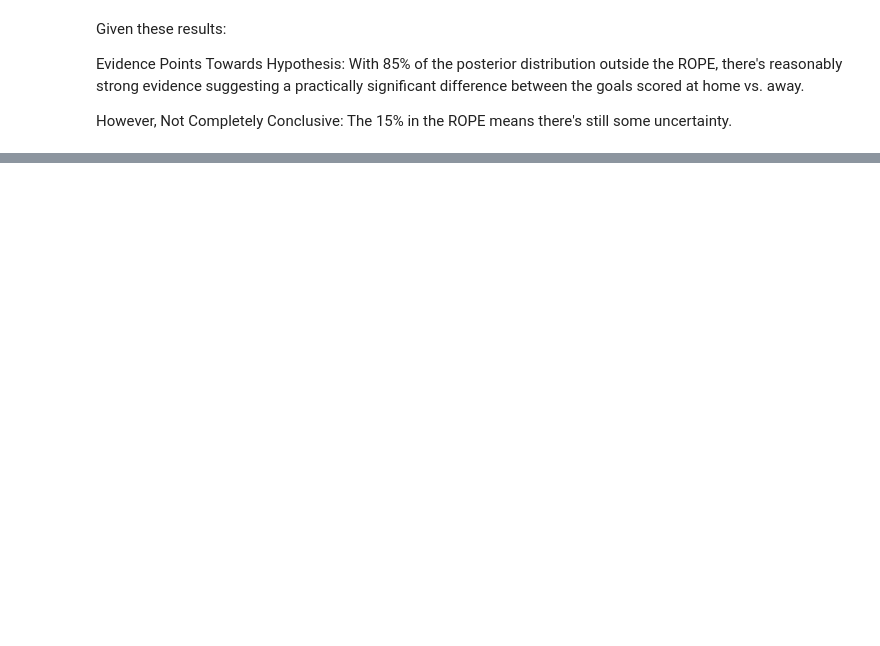
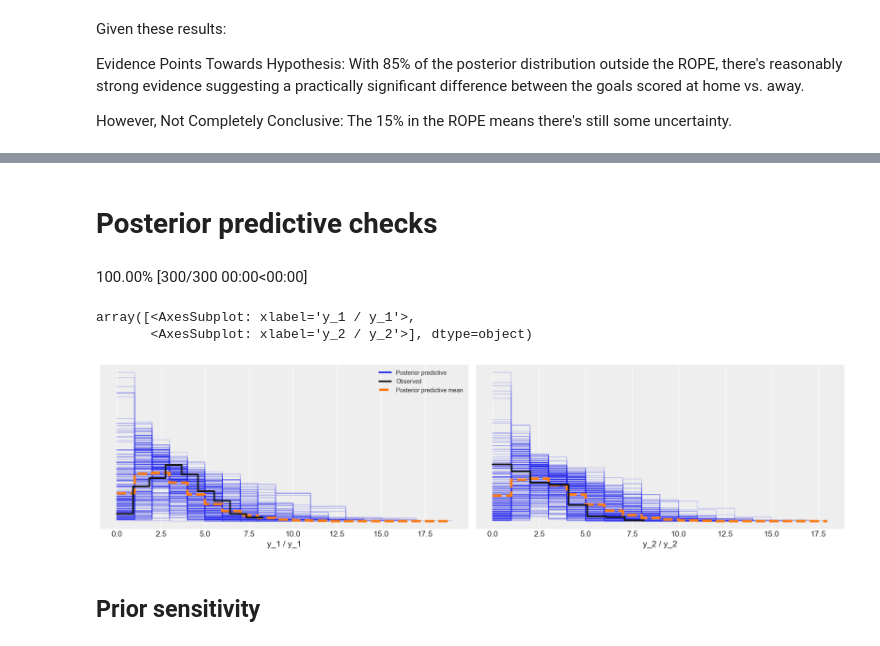
Before and after one commit to k0ruy/bayesian_retry, a Jupyter notebook: retry/hypotesis_RETRY.ipynb, the cells around one changed output, grey strips where cells are left out. Cells and saved outputs as stored; diff of their text form; code cells hidden in the pictures; blank space fills up the shorter version.

```diff
--- a/retry/hypotesis_RETRY.ipynb
+++ b/retry/hypotesis_RETRY.ipynb
@@ -386,0 +403,7 @@ home_stadion
+# %%
+mu = 2.75
+sigma = 1.37
+
+alpha = mu**2 / sigma**2
+beta = mu / sigma**2
+alpha, beta
@@ -386,0 +605,16 @@ home_stadion
+# %% [markdown]
+# Posterior predictive checks
+# %%
+# Quiz yourself: write a pseudo code explaining what the code below does.
+with model:
+     ppc = pm.sample_posterior_predictive(trace, samples=300)
+
+# The density is too low in the bulk of the distribution, for both groups.
+az.plot_ppc(az.from_pymc3(posterior_predictive=ppc, model=model))
+# %% [output]
+100.00% [300/300 00:00<00:00]
+array([<AxesSubplot: xlabel='y_1 / y_1'>,
+       <AxesSubplot: xlabel='y_2 / y_2'>], dtype=object)
+[figure, added]
+# %% [markdown]
+## Prior sensitivity
```
Also changed, not shown: parts of 46 cells of this notebook, 4 other files.
